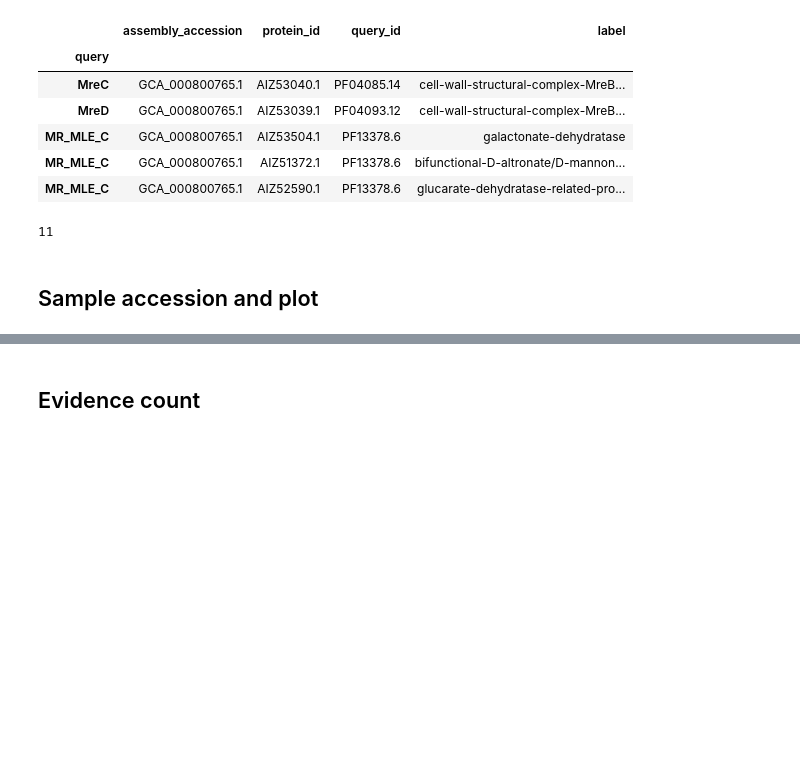
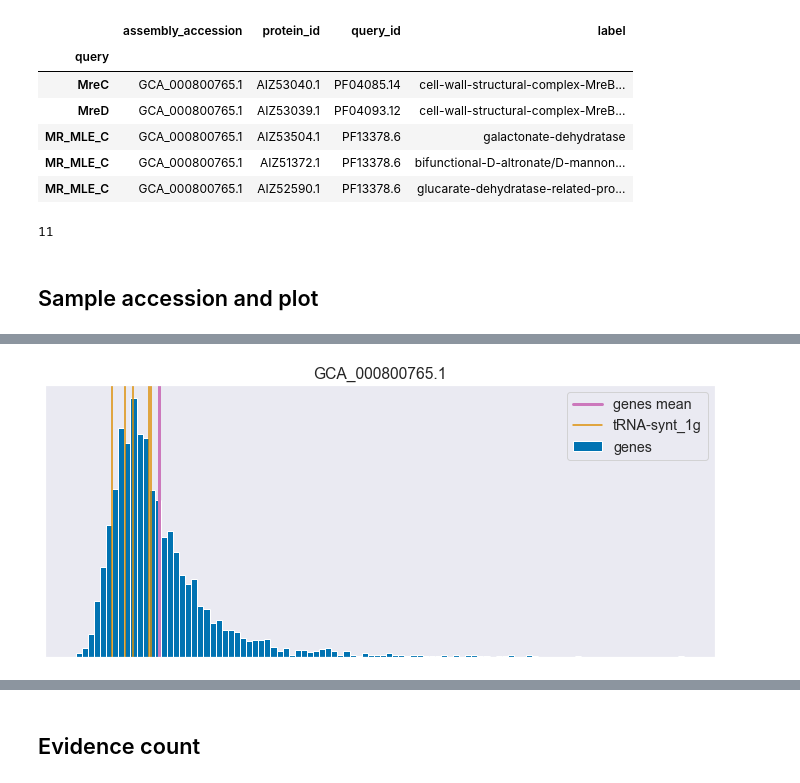
Before and after one commit to srom/nbias, a Jupyter notebook: notebook/Protein domain results.ipynb, the cells around one changed output, grey strips where cells are left out. Cells and saved outputs as stored; diff of their text form; code cells hidden in the pictures; blank space fills up the shorter version.

```diff
--- a/notebook/Protein domain results.ipynb
+++ b/notebook/Protein domain results.ipynb
@@ -239,0 +255,10 @@ The PostScript backend does not support transparency; partially transparent arti
+# %%
+f = plot_domain_distances(
+    assembly_df.loc[[e_coli_assembly]],
+    domain_query='tRNA-synt_1g',
+    query_type='pfam',
+    n_samples=1,
+    figsize=(12, 5),
+)
+# %% [output]
+[figure, added]
```
Also changed, not shown: parts of 36 cells of this notebook, 4 other files.
